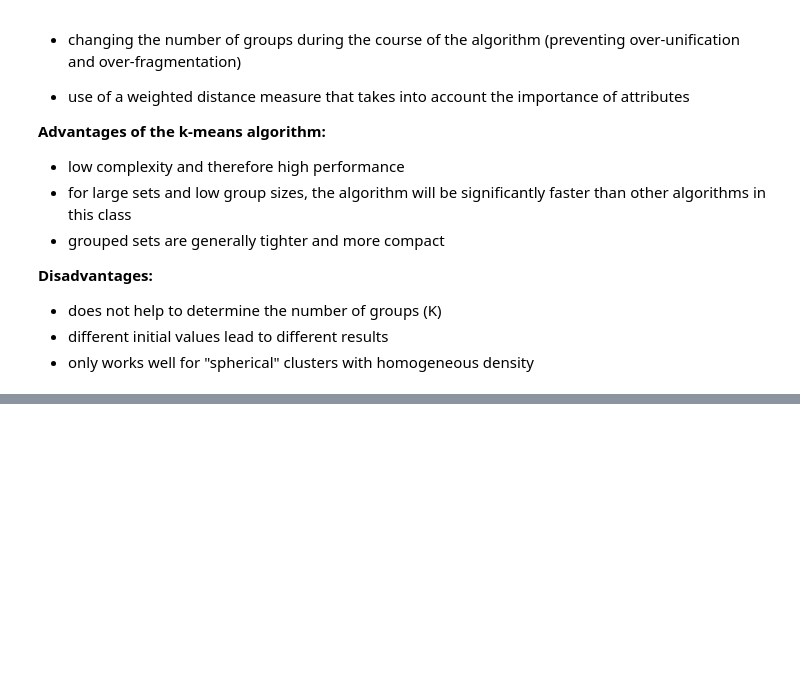
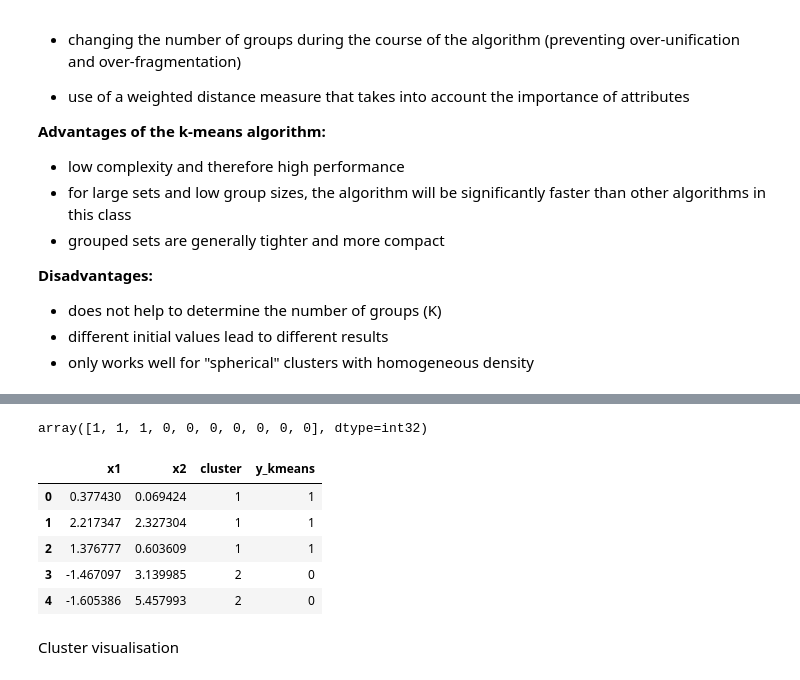
Before and after one commit to proteus21/DATA-SCIENCE-STUDY, a Jupyter notebook: Machine Learning/06_Clustering/01_k_means_implementation.ipynb, the cells around one changed output, grey strips where cells are left out. Drawn from its saved outputs; the diff is of its cells as text; code cells hidden in the pictures; blank space fills up the shorter version.

```diff
--- a/Machine Learning/06_Clustering/01_k_means_implementation.ipynb
+++ b/Machine Learning/06_Clustering/01_k_means_implementation.ipynb
@@ -318,0 +330,5 @@ The k-means algorithm:
+# %%
+from sklearn.cluster import KMeans
+
+kmeans = KMeans(n_clusters=2, init='k-means++')
+kmeans.fit(data)
@@ -318,0 +338,17 @@ The k-means algorithm:
+# %%
+y_kmeans = kmeans.predict(data)
+y_kmeans[:10]
+# %% [output]
+array([1, 1, 1, 0, 0, 0, 0, 0, 0, 0], dtype=int32)
+# %%
+df['y_kmeans'] = y_kmeans
+df.head()
+# %% [output]
+|  | x1 | x2 | cluster | y_kmeans |
+| 0 | 0.377430 | 0.069424 | 1 | 1 |
+| 1 | 2.217347 | 2.327304 | 1 | 1 |
+| 2 | 1.376777 | 0.603609 | 1 | 1 |
+| 3 | -1.467097 | 3.139985 | 2 | 0 |
+| 4 | -1.605386 | 5.457993 | 2 | 0 |
+# %% [markdown]
+Cluster visualisation
```
Also changed, not shown: parts of 8 cells of this notebook.
